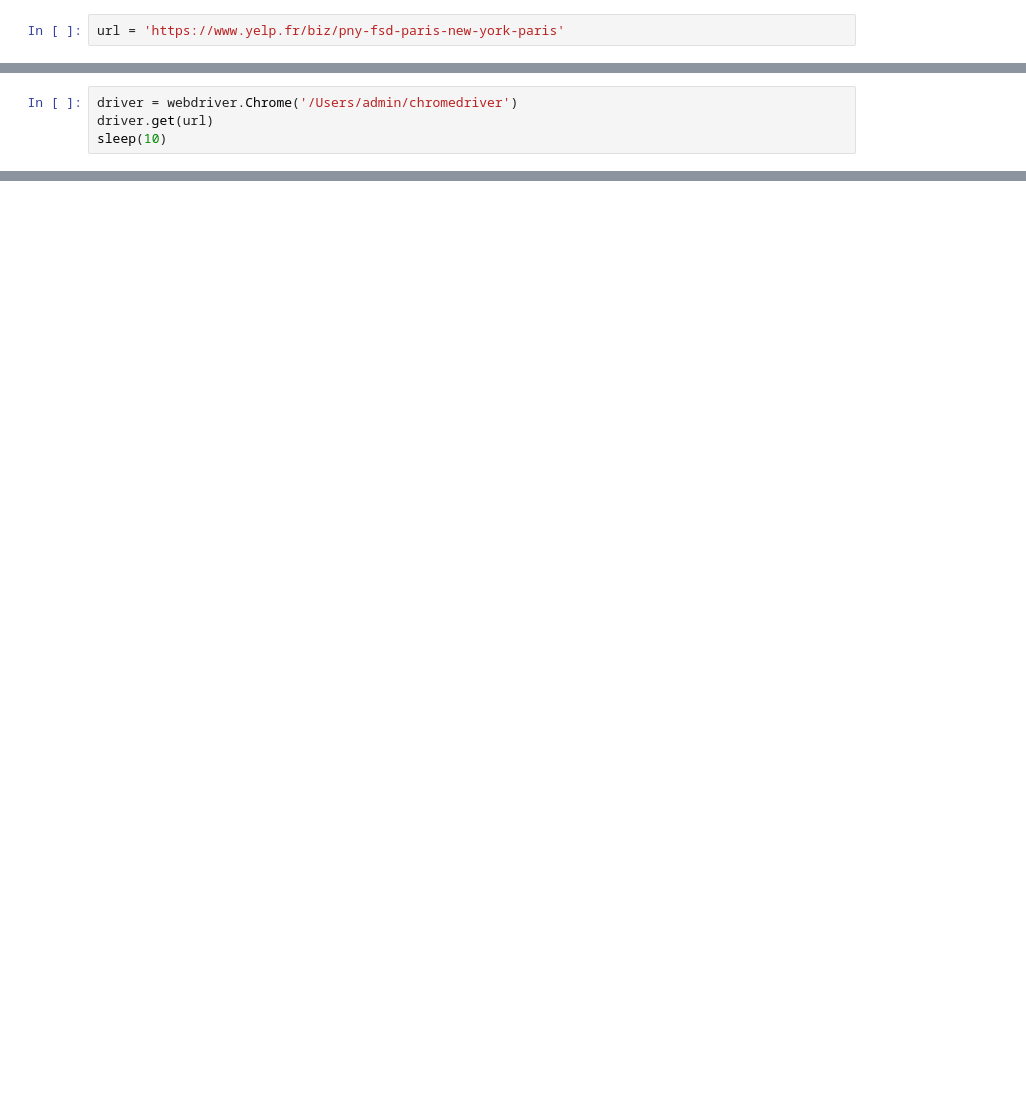
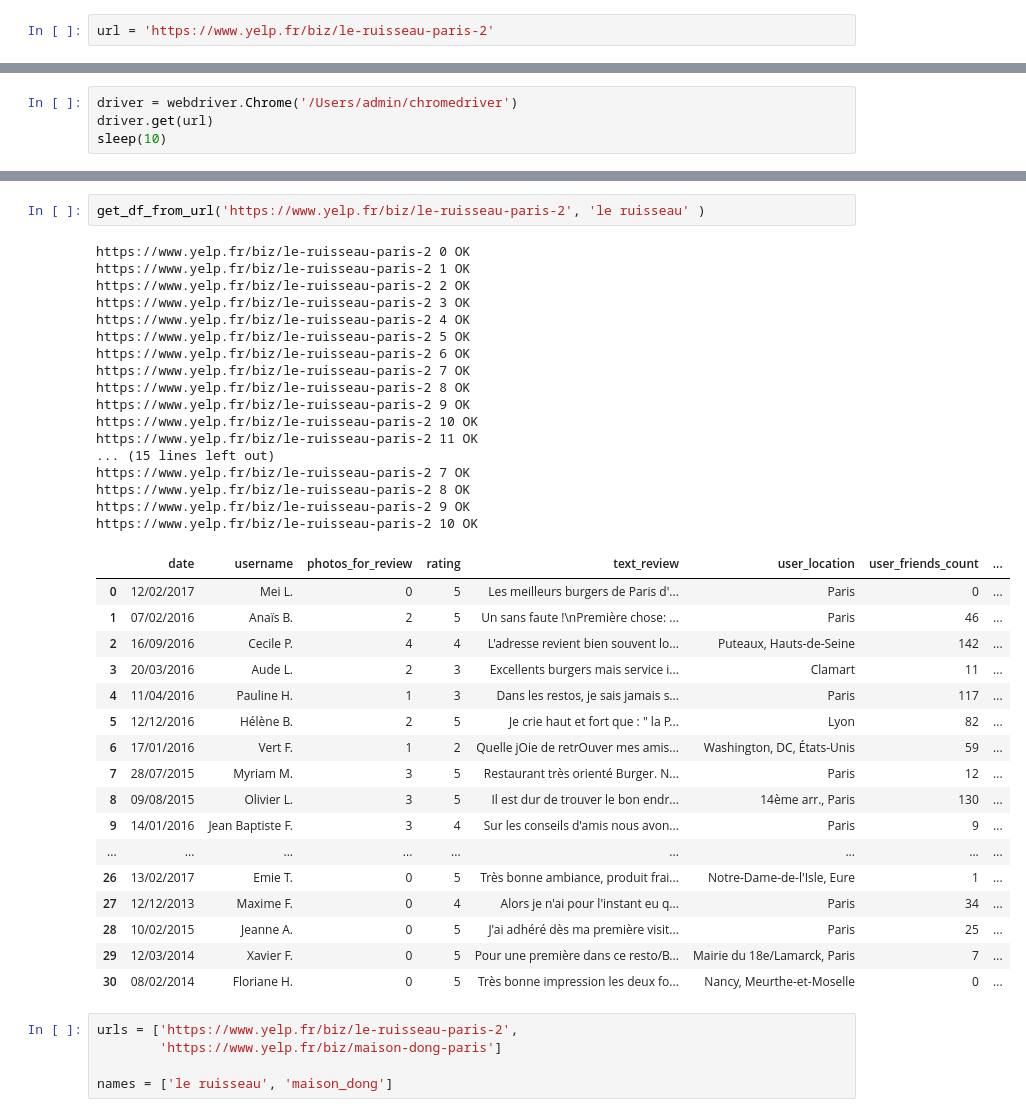
Before and after one commit to AnisZakari/Fake_review_detection, a Jupyter notebook: Scraping/Yelp_Paris_Scraping_reviews/scraping_comments.ipynb, the cells around one changed output, grey strips where cells are left out. Drawn from its saved outputs; the diff is of its cells as text; blank space fills up the shorter version.

```diff
--- a/Scraping/Yelp_Paris_Scraping_reviews/scraping_comments.ipynb
+++ b/Scraping/Yelp_Paris_Scraping_reviews/scraping_comments.ipynb
@@ -7,4 +7,4 @@ from selenium.common.exceptions import TimeoutException
 from selenium.webdriver.support.ui import WebDriverWait
 import pandas as pd
 # %%
-url = 'https://www.yelp.fr/biz/pny-fsd-paris-new-york-paris'
+url = 'https://www.yelp.fr/biz/le-ruisseau-paris-2'
@@ -108,0 +168,42 @@ df
+# %%
+get_df_from_url('https://www.yelp.fr/biz/le-ruisseau-paris-2', 'le ruisseau' )
+# %% [output]
+https://www.yelp.fr/biz/le-ruisseau-paris-2 0 OK
+https://www.yelp.fr/biz/le-ruisseau-paris-2 1 OK
+https://www.yelp.fr/biz/le-ruisseau-paris-2 2 OK
+https://www.yelp.fr/biz/le-ruisseau-paris-2 3 OK
+https://www.yelp.fr/biz/le-ruisseau-paris-2 4 OK
+https://www.yelp.fr/biz/le-ruisseau-paris-2 5 OK
+https://www.yelp.fr/biz/le-ruisseau-paris-2 6 OK
+https://www.yelp.fr/biz/le-ruisseau-paris-2 7 OK
+https://www.yelp.fr/biz/le-ruisseau-paris-2 8 OK
+https://www.yelp.fr/biz/le-ruisseau-paris-2 9 OK
+https://www.yelp.fr/biz/le-ruisseau-paris-2 10 OK
+https://www.yelp.fr/biz/le-ruisseau-paris-2 11 OK
+... (15 lines left out)
+https://www.yelp.fr/biz/le-ruisseau-paris-2 7 OK
+https://www.yelp.fr/biz/le-ruisseau-paris-2 8 OK
+https://www.yelp.fr/biz/le-ruisseau-paris-2 9 OK
+https://www.yelp.fr/biz/le-ruisseau-paris-2 10 OK
+|  | date | username | photos_for_review | rating | text_review | user_location | user_friends_count | ... |
+| 0 | 12/02/2017 | Mei L. | 0 | 5 | Les meilleurs burgers de Paris d'... | Paris | 0 | ... |
+| 1 | 07/02/2016 | Anaïs B. | 2 | 5 | Un sans faute !\nPremière chose: ... | Paris | 46 | ... |
+| 2 | 16/09/2016 | Cecile P. | 4 | 4 | L'adresse revient bien souvent lo... | Puteaux, Hauts-de-Seine | 142 | ... |
+| 3 | 20/03/2016 | Aude L. | 2 | 3 | Excellents burgers mais service i... | Clamart | 11 | ... |
+| 4 | 11/04/2016 | Pauline H. | 1 | 3 | Dans les restos, je sais jamais s... | Paris | 117 | ... |
+| 5 | 12/12/2016 | Hélène B. | 2 | 5 | Je crie haut et fort que : " la P... | Lyon | 82 | ... |
+| 6 | 17/01/2016 | Vert F. | 1 | 2 | Quelle jOie de retrOuver mes amis... | Washington, DC, États-Unis | 59 | ... |
+| 7 | 28/07/2015 | Myriam M. | 3 | 5 | Restaurant très orienté Burger. N... | Paris | 12 | ... |
+| 8 | 09/08/2015 | Olivier L. | 3 | 5 | Il est dur de trouver le bon endr... | 14ème arr., Paris | 130 | ... |
+| 9 | 14/01/2016 | Jean Baptiste F. | 3 | 4 | Sur les conseils d'amis nous avon... | Paris | 9 | ... |
+| ... | ... | ... | ... | ... | ... | ... | ... | ... |
+| 26 | 13/02/2017 | Emie T. | 0 | 5 | Très bonne ambiance, produit frai... | Notre-Dame-de-l'Isle, Eure | 1 | ... |
+| 27 | 12/12/2013 | Maxime F. | 0 | 4 | Alors je n'ai pour l'instant eu q... | Paris | 34 | ... |
+| 28 | 10/02/2015 | Jeanne A. | 0 | 5 | J'ai adhéré dès ma première visit... | Paris | 25 | ... |
+| 29 | 12/03/2014 | Xavier F. | 0 | 5 | Pour une première dans ce resto/B... | Mairie du 18e/Lamarck, Paris | 7 | ... |
+| 30 | 08/02/2014 | Floriane H. | 0 | 5 | Très bonne impression les deux fo... | Nancy, Meurthe-et-Moselle | 0 | ... |
+# %%
+urls = ['https://www.yelp.fr/biz/le-ruisseau-paris-2',
+        'https://www.yelp.fr/biz/maison-dong-paris']
+
+names = ['le ruisseau', 'maison_dong']
```
Also changed, not shown: parts of 6 cells of this notebook.
